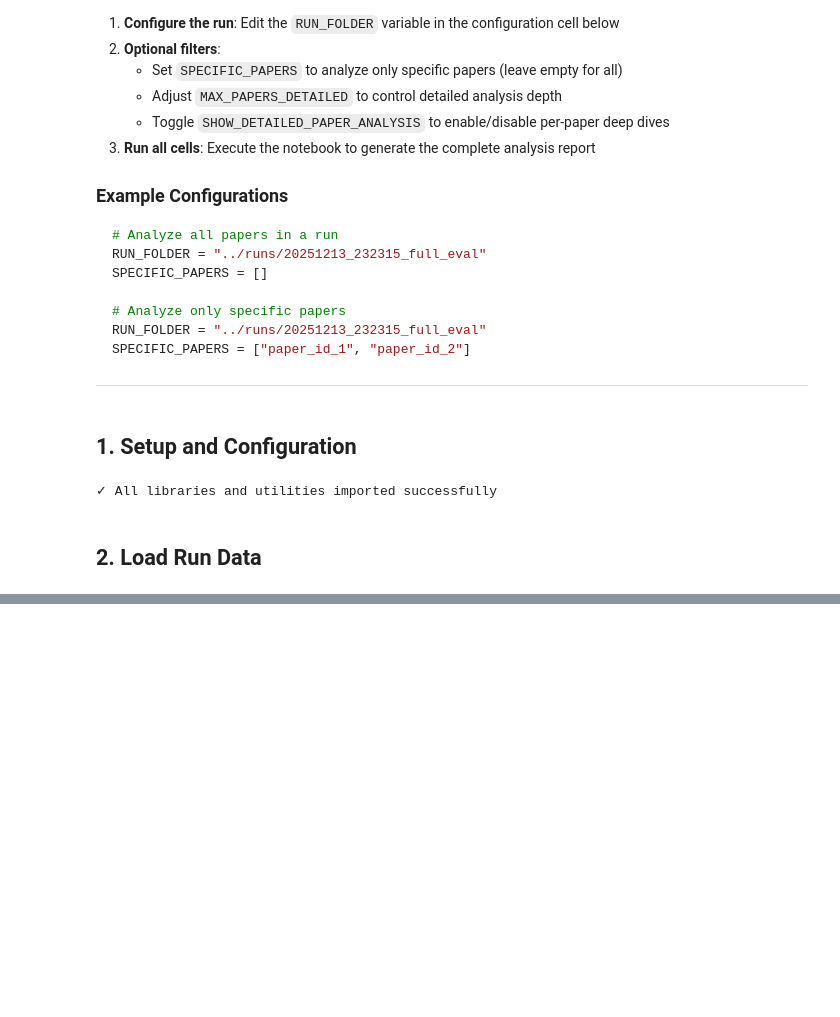
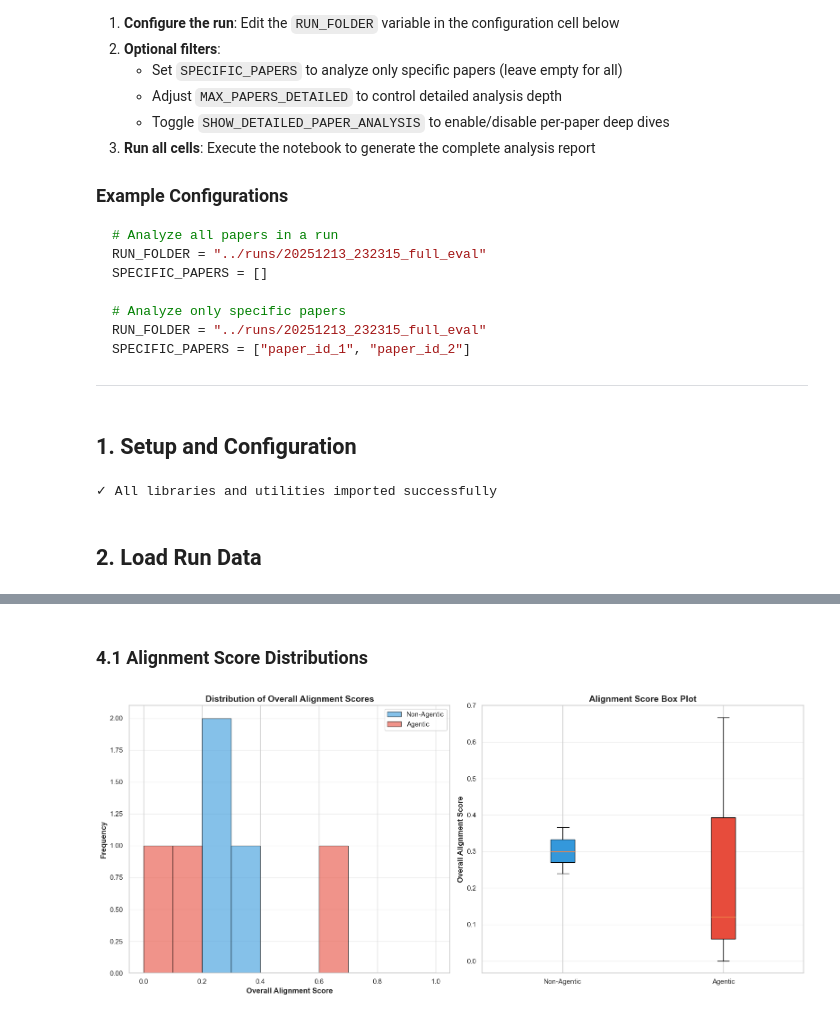
Before and after one commit to abrarmalang/AI-Scientist-v2-EvExDQ, a Jupyter notebook: experimental_setup_eval/notebooks/multi_paper_statistics.ipynb, the cells around one changed output, grey strips where cells are left out. Drawn from its saved outputs; the diff is of its cells as text; code cells hidden in the pictures; blank space fills up the shorter version.

```diff
--- a/experimental_setup_eval/notebooks/multi_paper_statistics.ipynb
+++ b/experimental_setup_eval/notebooks/multi_paper_statistics.ipynb
@@ -192,0 +266,8 @@ Sparks of Artificial General Intelligenc... sparks of artificial general intelli
+# %% [markdown]
+### 4.1 Alignment Score Distributions
+# %%
+# Figure 4: Alignment Score Distributions
+fig = plot_alignment_distributions(papers_data)
+plt.show()
+# %% [output]
+[figure, added]
```
Also changed, not shown: parts of 40 cells of this notebook, 4 other files.
